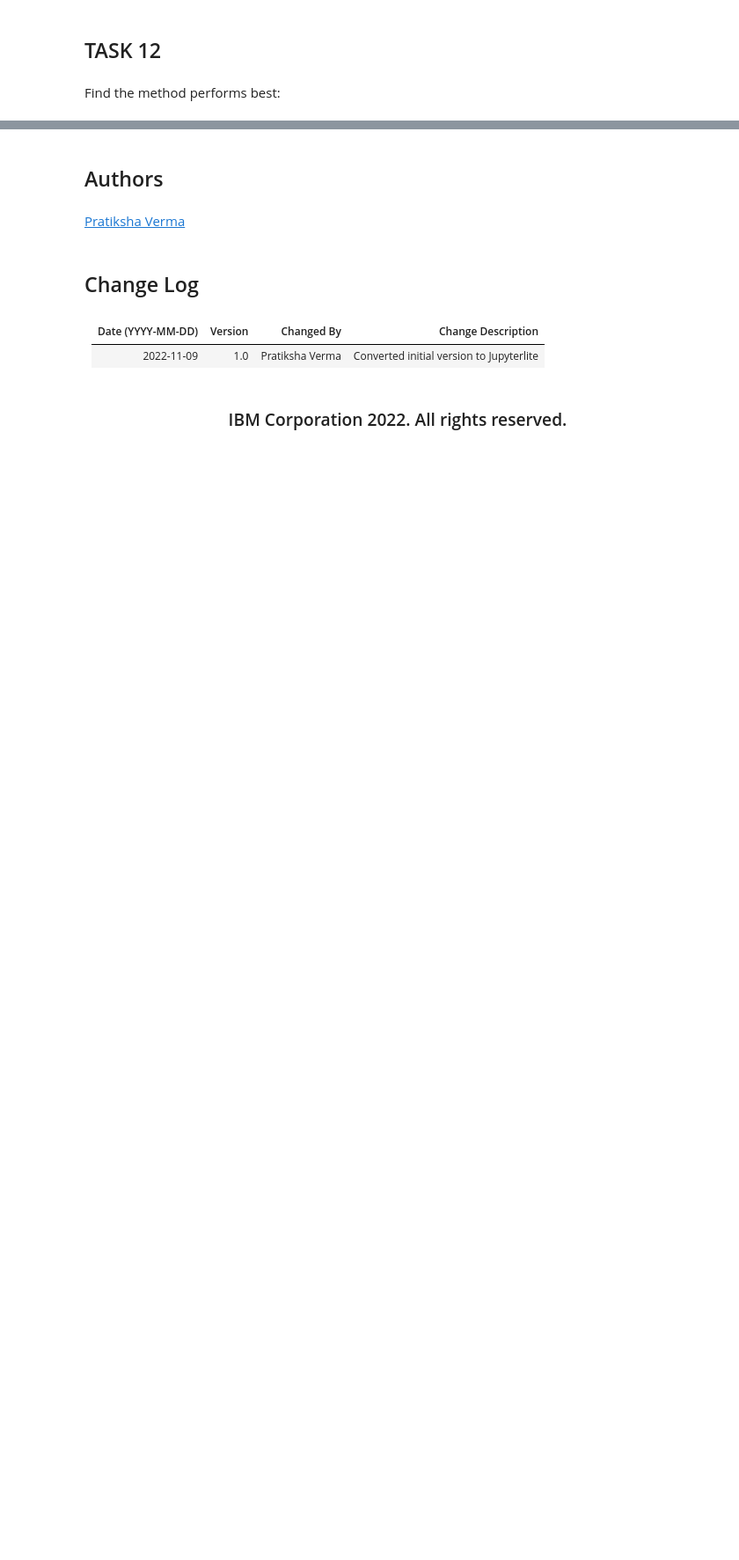
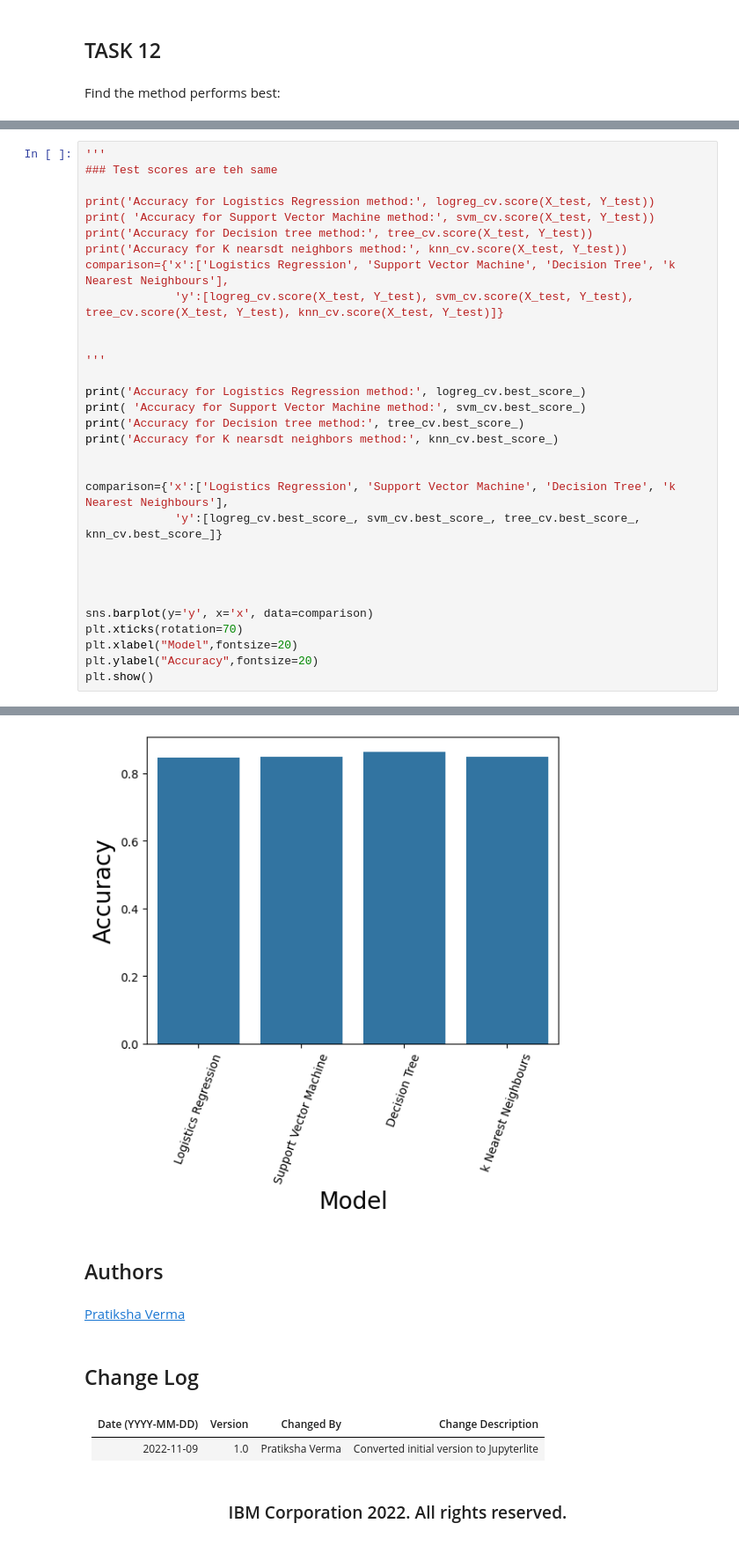
Before and after one commit to fouadatmeh/Applied-DS-Capstone, a Jupyter notebook: W4_1 SpaceX_Machine_Learning_Prediction_Part_5.jupyterlite.ipynb, the cells around one changed output, grey strips where cells are left out. Shown: that part at 88% size. Drawn from its saved outputs; the diff is of its cells as text; blank space fills up the shorter version.

```diff
--- a/W4_1 SpaceX_Machine_Learning_Prediction_Part_5.jupyterlite.ipynb
+++ b/W4_1 SpaceX_Machine_Learning_Prediction_Part_5.jupyterlite.ipynb
@@ -349,0 +340,32 @@ Accuracy for K nearsdt neighbors method: 0.8333333333333334
+# %%
+'''
+### Test scores are teh same
+
+print('Accuracy for Logistics Regression method:', logreg_cv.score(X_test, Y_test))
+print( 'Accuracy for Support Vector Machine method:', svm_cv.score(X_test, Y_test))
+print('Accuracy for Decision tree method:', tree_cv.score(X_test, Y_test))
+print('Accuracy for K nearsdt neighbors method:', knn_cv.score(X_test, Y_test))
+comparison={'x':['Logistics Regression', 'Support Vector Machine', 'Decision Tree', 'k Nearest Neighbours'],
+             'y':[logreg_cv.score(X_test, Y_test), svm_cv.score(X_test, Y_test), tree_cv.score(X_test, Y_test), knn_cv.score(X_test, Y_test)]}
+
+
+'''
+
+print('Accuracy for Logistics Regression method:', logreg_cv.best_score_)
+print( 'Accuracy for Support Vector Machine method:', svm_cv.best_score_)
+print('Accuracy for Decision tree method:', tree_cv.best_score_)
+print('Accuracy for K nearsdt neighbors method:', knn_cv.best_score_)
+
+
+comparison={'x':['Logistics Regression', 'Support Vector Machine', 'Decision Tree', 'k Nearest Neighbours'],
+             'y':[logreg_cv.best_score_, svm_cv.best_score_, tree_cv.best_score_, knn_cv.best_score_]}
+
+
+
+
+sns.barplot(y='y', x='x', data=comparison)
+plt.xticks(rotation=70)
+plt.xlabel("Model",fontsize=20)
+plt.ylabel("Accuracy",fontsize=20)
+plt.show()
+# %% [output]
@@ -350,3 +376,4 @@ Accuracy for K nearsdt neighbors method: 0.8333333333333334
+[figure, added]
 # %% [markdown]
 ## Authors
 # %% [markdown]
```
Also changed, not shown: parts of 6 cells of this notebook.
